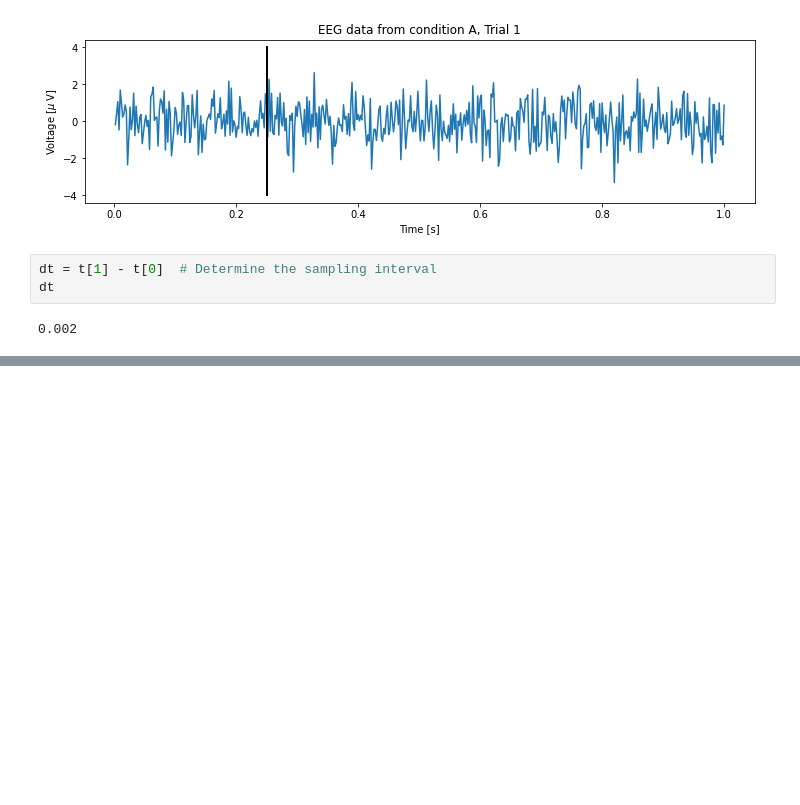
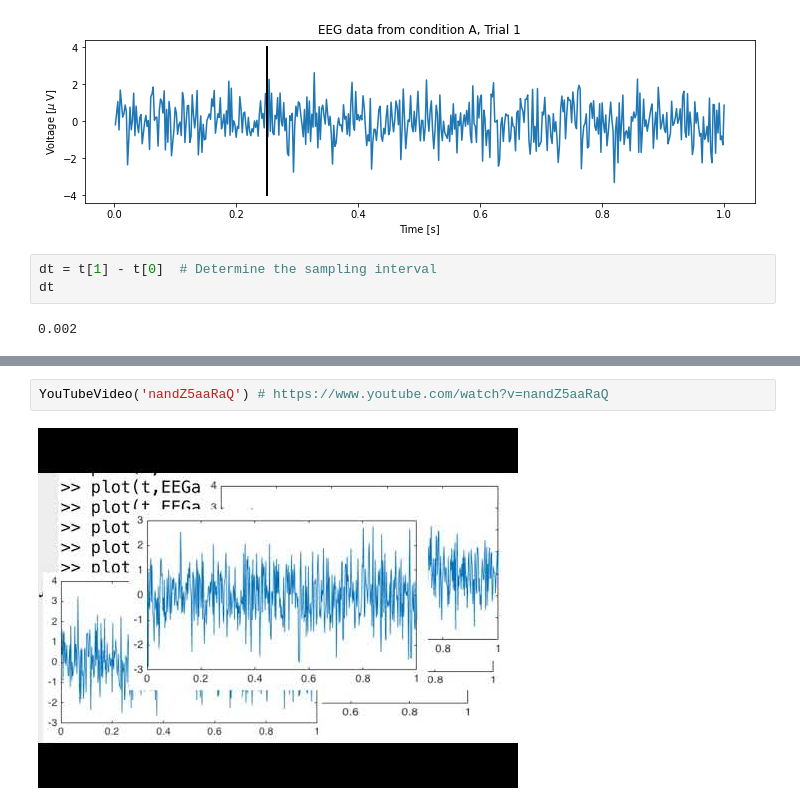
Before and after one commit to npinak/EEG, a Jupyter notebook: Python/The_Event_Related_Potential/The_Event_Related_Potential.ipynb, the cells around one changed output, grey strips where cells are left out. Drawn from its saved outputs; the diff is of its cells as text; blank space fills up the shorter version.

```diff
--- a/Python/The_Event_Related_Potential/The_Event_Related_Potential.ipynb
+++ b/Python/The_Event_Related_Potential/The_Event_Related_Potential.ipynb
@@ -125,0 +139,4 @@ dt
+# %%
+YouTubeVideo('nandZ5aaRaQ') # https://www.youtube.com/watch?v=nandZ5aaRaQ
+# %% [output]
+[figure, added]
```
Also changed, not shown: parts of 21 cells of this notebook, 1 other file.
